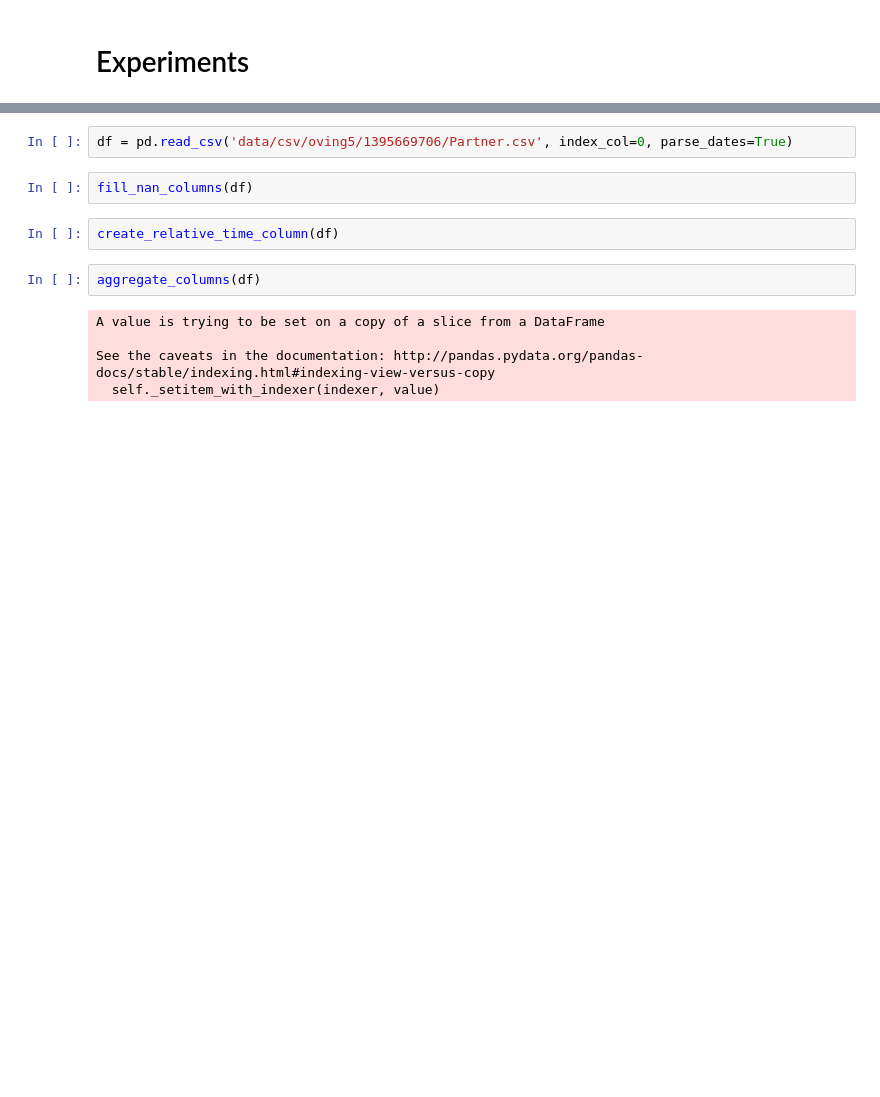
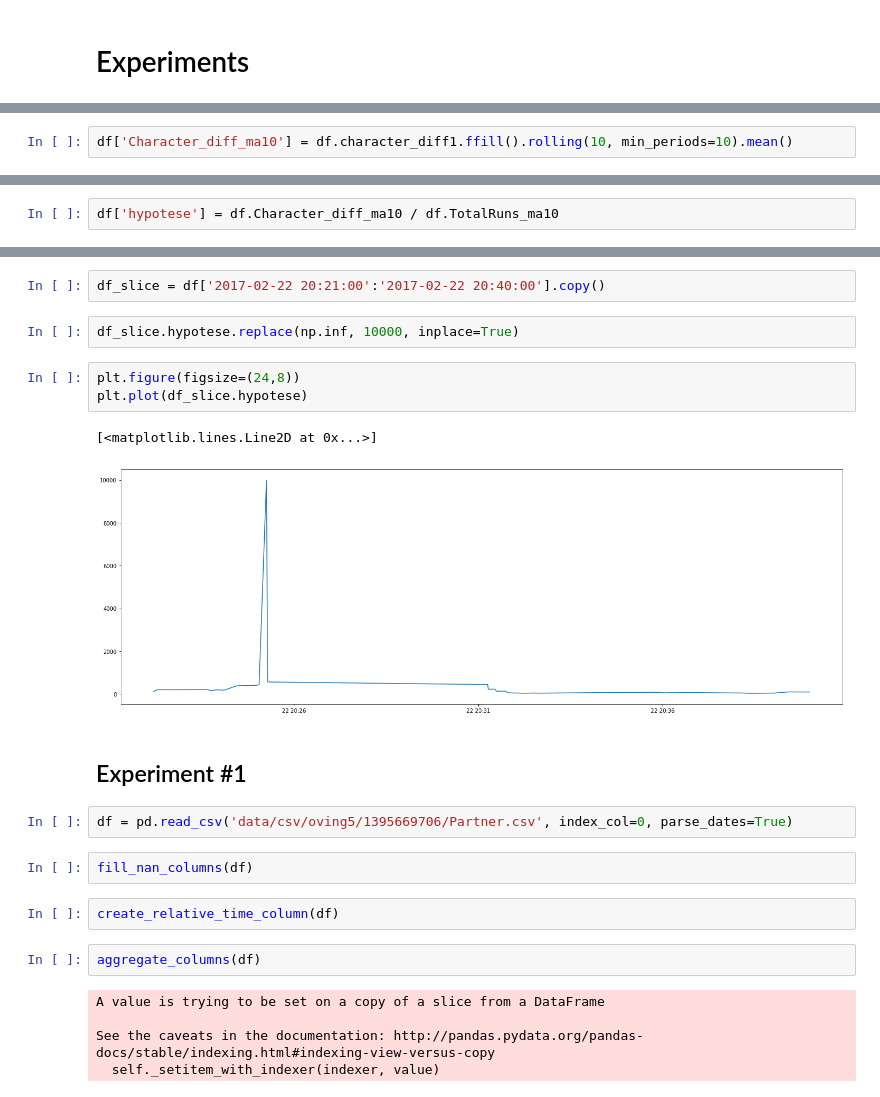
Before and after one commit to hermanmk/jexercise-data-analysis, a Jupyter notebook: Working modes.ipynb, the cells around one changed output, grey strips where cells are left out. Drawn from its saved outputs; the diff is of its cells as text; blank space fills up the shorter version.

Commit message:
Now setting figure size for matplotlib plots properly.
Did experiment #2

```diff
--- a/Working modes.ipynb
+++ b/Working modes.ipynb
@@ -244,0 +303,2 @@ Name: character_diff1, Length: 78, dtype: float64
+# %%
+df['Character_diff_ma10'] = df.character_diff1.ffill().rolling(10, min_periods=10).mean()
@@ -244,0 +325,2 @@ Name: character_diff1, Length: 78, dtype: float64
+# %%
+df['hypotese'] = df.Character_diff_ma10 / df.TotalRuns_ma10
@@ -245,3 +347,15 @@ Name: character_diff1, Length: 78, dtype: float64
+# %%
+df_slice = df['2017-02-22 20:21:00':'2017-02-22 20:40:00'].copy()
+# %%
+df_slice.hypotese.replace(np.inf, 10000, inplace=True)
+# %%
+plt.figure(figsize=(24,8))
+plt.plot(df_slice.hypotese)
+# %% [output]
+[<matplotlib.lines.Line2D at 0x...>]
+[figure, added]
+# %% [markdown]
+## Experiment #1
 # %%
 df = pd.read_csv('data/csv/oving5/1395669706/Partner.csv', index_col=0, parse_dates=True)
 # %%
```
Also changed, not shown: parts of 14 cells of this notebook, 2 other files.
